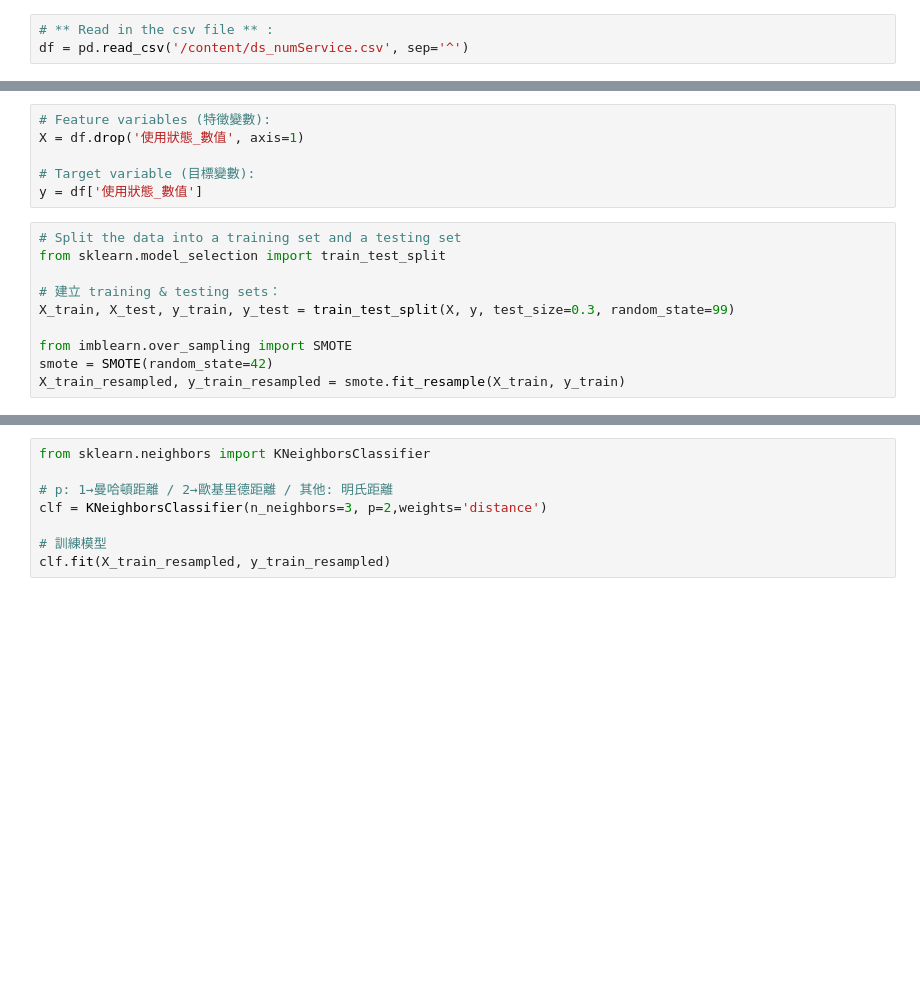
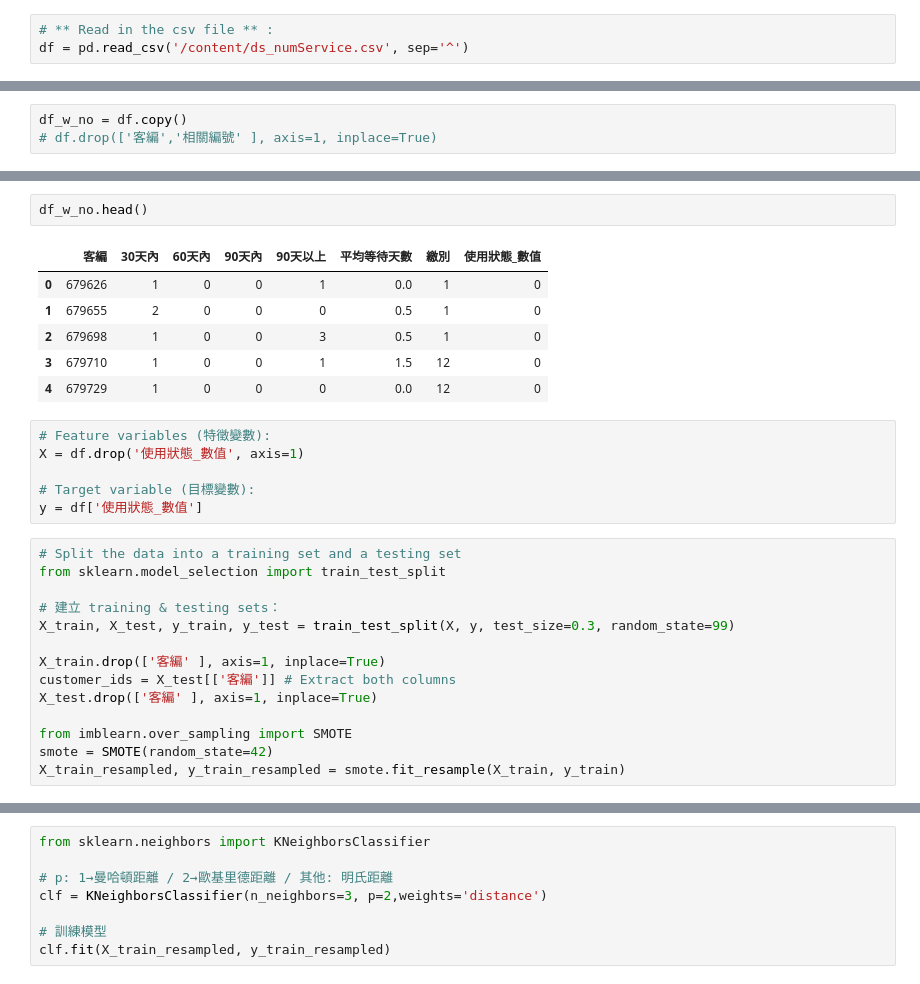
Before and after one commit to Kevinlo937/cord-cutting-predicated, a Jupyter notebook: topMSO_KNN.ipynb, the cells around one changed output, grey strips where cells are left out. Saved outputs shown, nothing was run; the diff lists cells and outputs as text; blank space fills up the shorter version.

```diff
--- a/topMSO_KNN.ipynb
+++ b/topMSO_KNN.ipynb
@@ -22,0 +25,3 @@ df.head()
+# %%
+df_w_no = df.copy()
+# df.drop(['客編','相關編號' ], axis=1, inplace=True)
@@ -23,3 +37,12 @@ df.head()
+# %%
+df_w_no.head()
+# %% [output]
+|  | 客編 | 30天內 | 60天內 | 90天內 | 90天以上 | 平均等待天數 | 繳別 | 使用狀態_數值 |
+| 0 | 679626 | 1 | 0 | 0 | 1 | 0.0 | 1 | 0 |
+| 1 | 679655 | 2 | 0 | 0 | 0 | 0.5 | 1 | 0 |
+| 2 | 679698 | 1 | 0 | 0 | 3 | 0.5 | 1 | 0 |
+| 3 | 679710 | 1 | 0 | 0 | 1 | 1.5 | 12 | 0 |
+| 4 | 679729 | 1 | 0 | 0 | 0 | 0.0 | 12 | 0 |
 # %%
 # Feature variables (特徵變數):
 X = df.drop('使用狀態_數值', axis=1)
@@ -33,6 +56,10 @@ from sklearn.model_selection import train_test_split
 # 建立 training & testing sets：
 X_train, X_test, y_train, y_test = train_test_split(X, y, test_size=0.3, random_state=99)
 
+X_train.drop(['客編' ], axis=1, inplace=True)
+customer_ids = X_test[['客編']] # Extract both columns
+X_test.drop(['客編' ], axis=1, inplace=True)
+
 from imblearn.over_sampling import SMOTE
 smote = SMOTE(random_state=42)
 X_train_resampled, y_train_resampled = smote.fit_resample(X_train, y_train)
```
Also changed, not shown: parts of 19 cells of this notebook.
